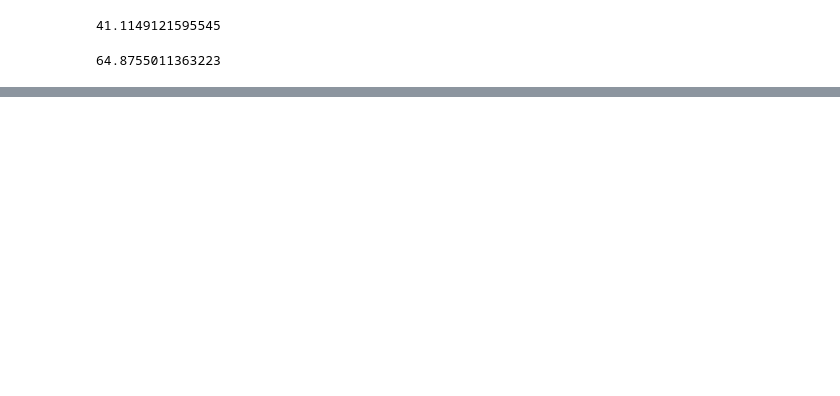
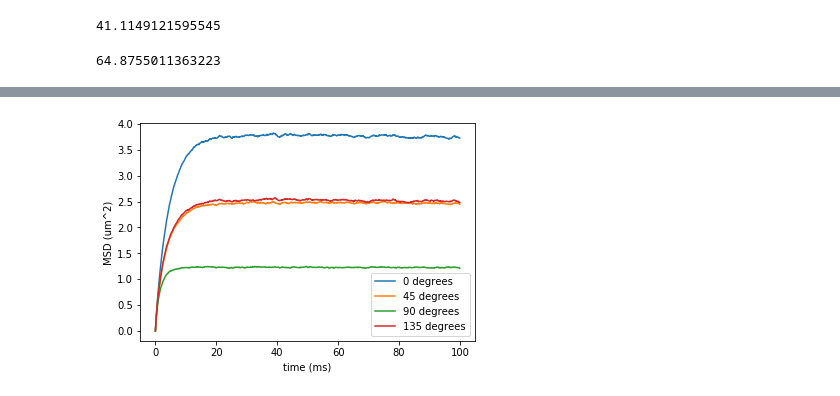
Before and after one commit to mpaquette/notebooks, a Jupyter notebook: circle-approx-histo-diff.ipynb, the cells around one changed output, grey strips where cells are left out. Cells and saved outputs as stored; diff of their text form; code cells hidden in the pictures; blank space fills up the shorter version.

```diff
--- a/circle-approx-histo-diff.ipynb
+++ b/circle-approx-histo-diff.ipynb
@@ -689,3 +710,19 @@ pl.show()
+# %%
+# load msd time curves for a few angles
+timestamp = np.load('/data/hu_paquette/work/notebooks/small_axons_timestamp.npy')
+
+wanted_angle = [0, 45, 90, 135]
+curves = np.load('/data/hu_paquette/work/notebooks/small_axons_curves_{}.npy'.format(len(wanted_angle)))
+# %%
+pl.figure()
+for i in range(len(wanted_angle)):
+    pl.plot(timestamp, curves[i], label='{} degrees'.format(wanted_angle[i]))
+pl.xlabel('time (ms)')
+pl.ylabel('MSD (um^2)')
+pl.legend()
+pl.show()
+# %% [output]
+[figure, added]
 # %%
 # theta = np.linspace(0, 359, 360, endpoint=True)*(np.pi/180)
 # ms = np.tan(theta)
```
Also changed, not shown: parts of 9 cells of this notebook, 7 other files.
